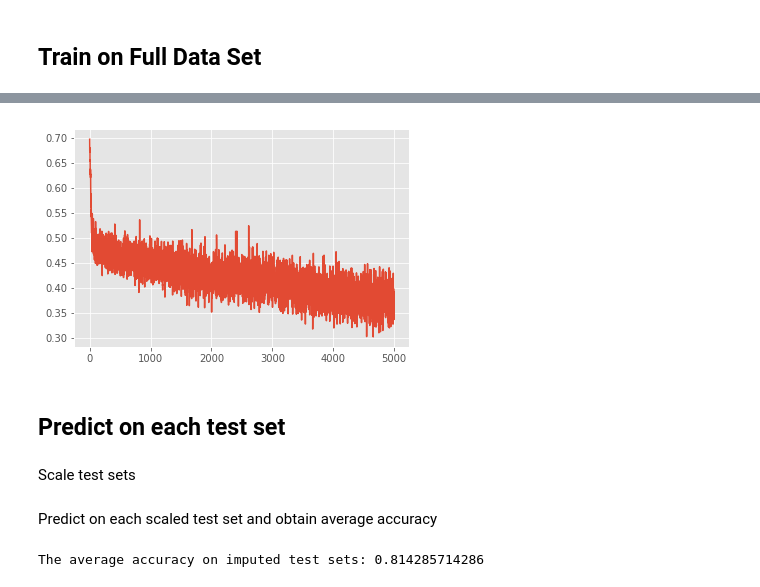
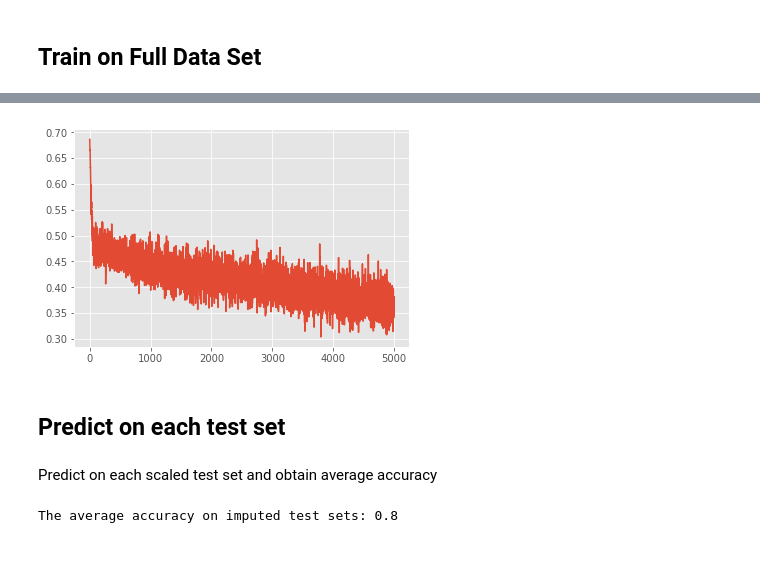
Before and after one commit to StanleyGan/NN_pima, a Jupyter notebook: main.ipynb, the cells around one changed output, grey strips where cells are left out. Saved outputs shown, nothing was run; the diff lists cells and outputs as text; code cells hidden in the pictures; blank space fills up the shorter version.

```diff
--- a/main.ipynb
+++ b/main.ipynb
@@ -159,5 +155,6 @@ mlp.buildModel(neurons=[30,20], activations=['elu', 'elu'],
                dropout=[0.7,0.7], inputDim=inputDim, outputDim=outputDim)
 
 %matplotlib inline
-results = mlp.train(X=X_train_scaled, y=y_train, X_test=X_test_scaled, y_test=y_test, num_epochs=5000, lr=0.0003, seed=seed)
+results = mlp.train(X=X_train_scaled, y=y_train, X_test=X_test_scaled, y_test=y_test,
+                    num_epochs=5000, lr=0.0003, seed=seed)
 # %% [output]
@@ -181,5 +178,3 @@ Epoch 4991 : Training loss: 0.347961425781,
-[figure, old version]
+[figure, new version]
 # %% [markdown]
 ## Predict on each test set
-# %% [markdown]
-Scale test sets
@@ -190,11 +183,12 @@ Predict on each scaled test set and obtain average accuracy
 # %%
 accuracy_list = list()
 
-for ts in test_split_scaled_list:
-    res = mlp.predict(X=ts[0])
+for ts in test_split_list:
+    temp_scaled = scale_X.transform(ts[0])
+    res = mlp.predict(X=temp_scaled)
     accuracy = (res["y_pred_cls"][:,0] == ts[1][:,0]).sum() / float(len(res["y_pred_cls"]))
     accuracy_list.append(accuracy)
 
 print("The average accuracy on imputed test sets: {}".format(np.mean(accuracy_list)))
 # %% [output]
-The average accuracy on imputed test sets: 0.814285714286
+The average accuracy on imputed test sets: 0.8
```
Also changed, not shown: parts of 5 cells of this notebook, 2 other files.
